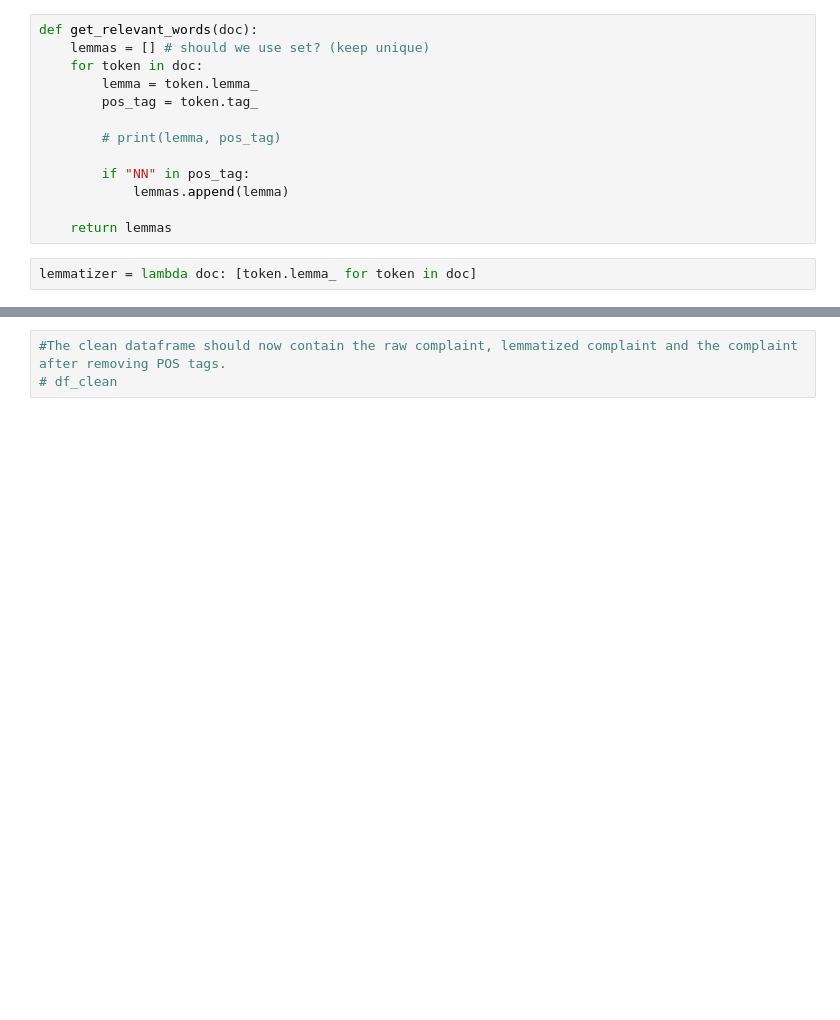
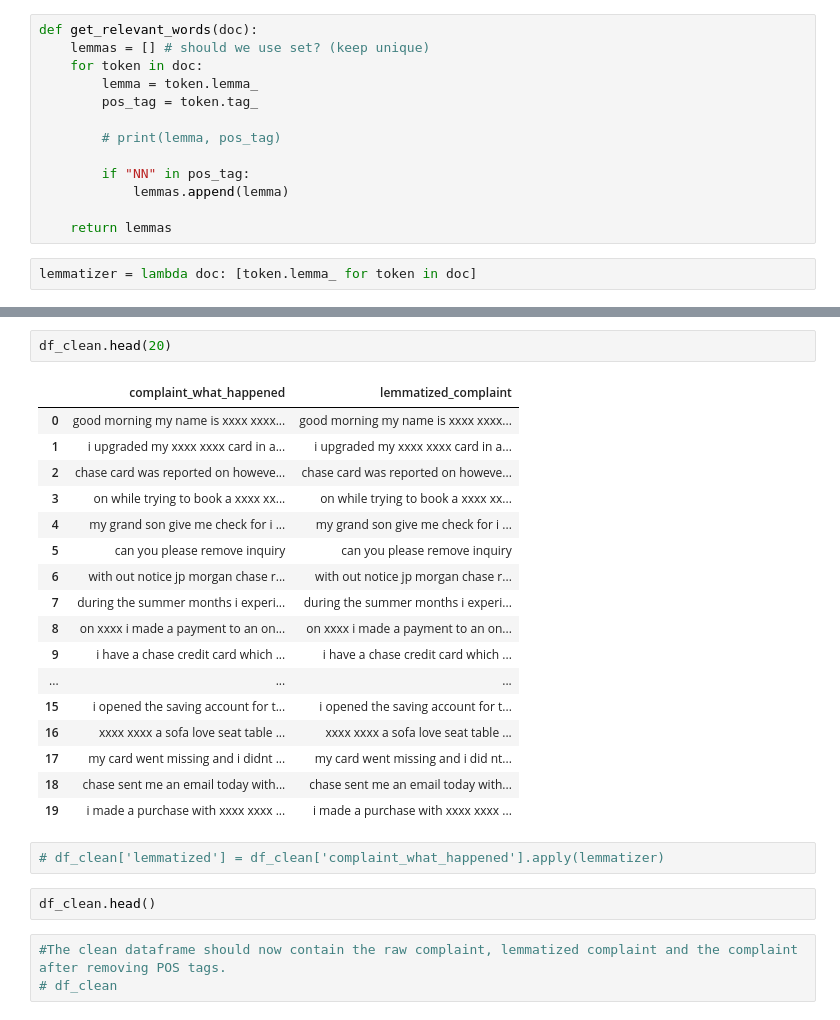
Before and after one commit to ayushxx7/TicketClassification, a Jupyter notebook: Automatic_Ticket_Classification_Assignment.ipynb, the cells around one changed output, grey strips where cells are left out. Saved outputs shown, nothing was run; the diff lists cells and outputs as text; blank space fills up the shorter version.

```diff
--- a/Automatic_Ticket_Classification_Assignment.ipynb
+++ b/Automatic_Ticket_Classification_Assignment.ipynb
@@ -382,3 +396,27 @@ print(get_relevant_words(x))
+# %%
+df_clean.head(20)
+# %% [output]
+|  | complaint_what_happened | lemmatized_complaint |
+| 0 | good morning my name is xxxx xxxx... | good morning my name is xxxx xxxx... |
+| 1 | i upgraded my xxxx xxxx card in a... | i upgraded my xxxx xxxx card in a... |
+| 2 | chase card was reported on howeve... | chase card was reported on howeve... |
+| 3 | on while trying to book a xxxx xx... | on while trying to book a xxxx xx... |
+| 4 | my grand son give me check for i ... | my grand son give me check for i ... |
+| 5 | can you please remove inquiry | can you please remove inquiry |
+| 6 | with out notice jp morgan chase r... | with out notice jp morgan chase r... |
+| 7 | during the summer months i experi... | during the summer months i experi... |
+| 8 | on xxxx i made a payment to an on... | on xxxx i made a payment to an on... |
+| 9 | i have a chase credit card which ... | i have a chase credit card which ... |
+| ... | ... | ... |
+| 15 | i opened the saving account for t... | i opened the saving account for t... |
+| 16 | xxxx xxxx a sofa love seat table ... | xxxx xxxx a sofa love seat table ... |
+| 17 | my card went missing and i didnt ... | my card went missing and i did nt... |
+| 18 | chase sent me an email today with... | chase sent me an email today with... |
+| 19 | i made a purchase with xxxx xxxx ... | i made a purchase with xxxx xxxx ... |
+# %%
+# df_clean['lemmatized'] = df_clean['complaint_what_happened'].apply(lemmatizer)
+# %%
+df_clean.head()
 # %%
 #The clean dataframe should now contain the raw complaint, lemmatized complaint and the complaint after removing POS tags.
 # df_clean
```
Also changed, not shown: parts of 21 cells of this notebook.
